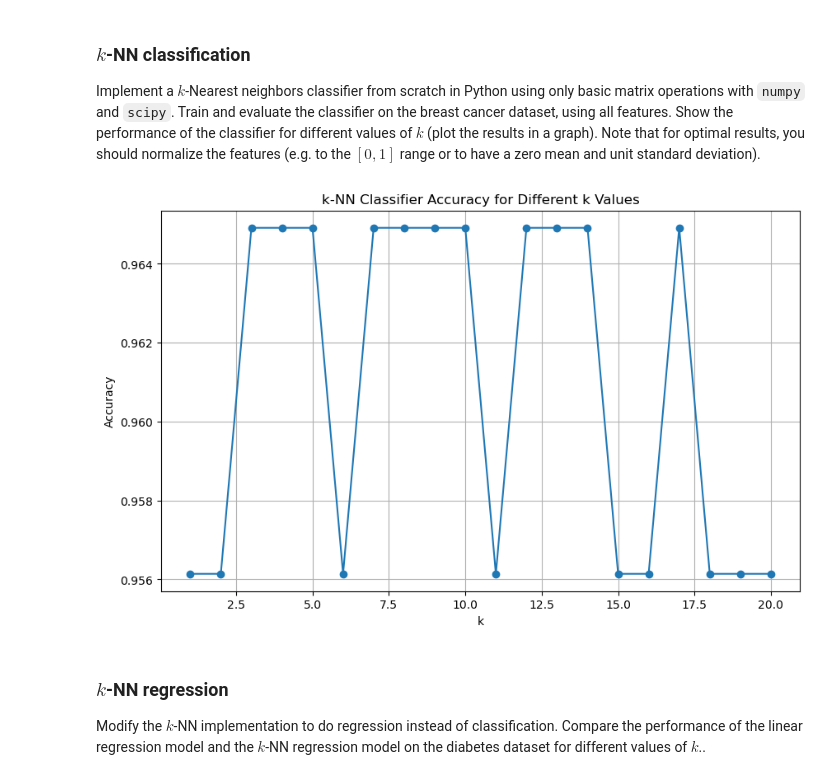
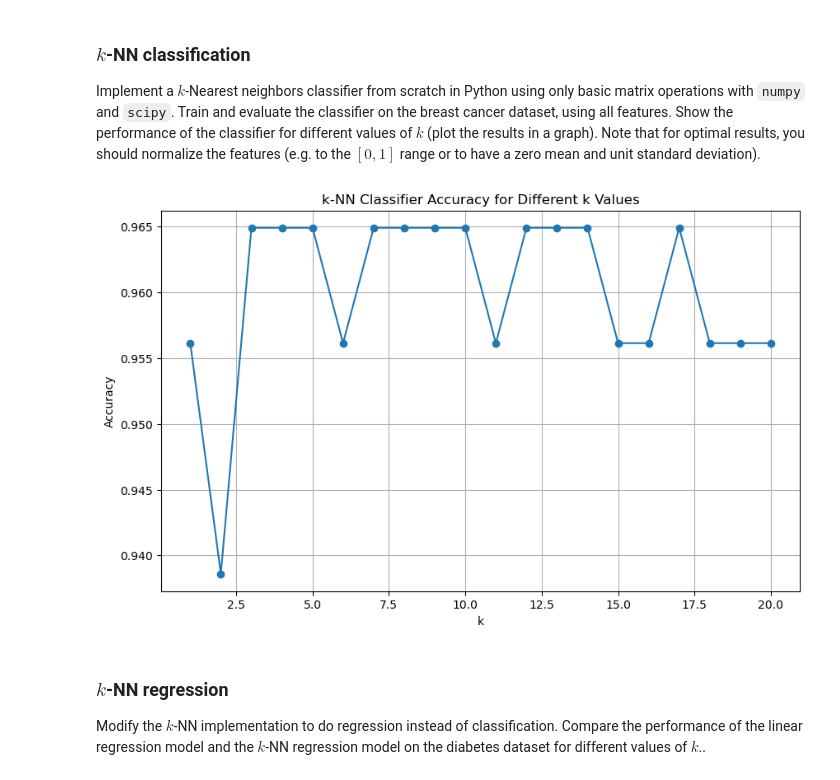
Before and after one commit to LucianoDeben/8dm50-machine-learning, a Jupyter notebook: practicals/week_1.ipynb, the cells around one changed output. Saved outputs shown, nothing was run; the diff lists cells and outputs as text; code cells hidden in the pictures.

```diff
--- a/practicals/week_1.ipynb
+++ b/practicals/week_1.ipynb
@@ -230,40 +230,36 @@ from sklearn.preprocessing import MinMaxScaler
 from sklearn.model_selection import train_test_split
 import matplotlib.pyplot as plt
 
 # Load the breast cancer dataset
 X = breast_cancer.data
 y = breast_cancer.target
 
 # Normalize the features to the [0, 1] range
 scaler = MinMaxScaler()
 X_normalized = scaler.fit_transform(X)
 
 # Split the dataset into training and testing sets
 X_train, X_test, y_train, y_test = train_test_split(X_normalized, y, test_size=0.2, random_state=42)
 
 # Evaluate the classifier for different values of k
 k_values = range(1, 21)
 accuracies = []
 
 for k in k_values:
-    correct_predictions = 0
-    for i in range(len(X_test)):
-        prediction = knn(X_train, y_train, X_test[i], k)
-        if prediction == y_test[i]:
-            correct_predictions += 1
-    accuracy = correct_predictions / len(X_test)
+    y_pred = knn(X_train, y_train, X_test, k)
+    accuracy = np.mean(y_pred == y_test)
     accuracies.append(accuracy)
 
 # Plot the results
 plt.figure(figsize=(10, 6))
 plt.plot(k_values, accuracies, marker='o')
 plt.title('k-NN Classifier Accuracy for Different k Values')
 plt.xlabel('k')
 plt.ylabel('Accuracy')
 plt.grid(True)
 plt.show()
 # %% [output]
-[figure, old version]
+[figure, new version]
 # %% [markdown]
 ### $k$-NN regression
 
```
Also changed, not shown: 1 other file.
